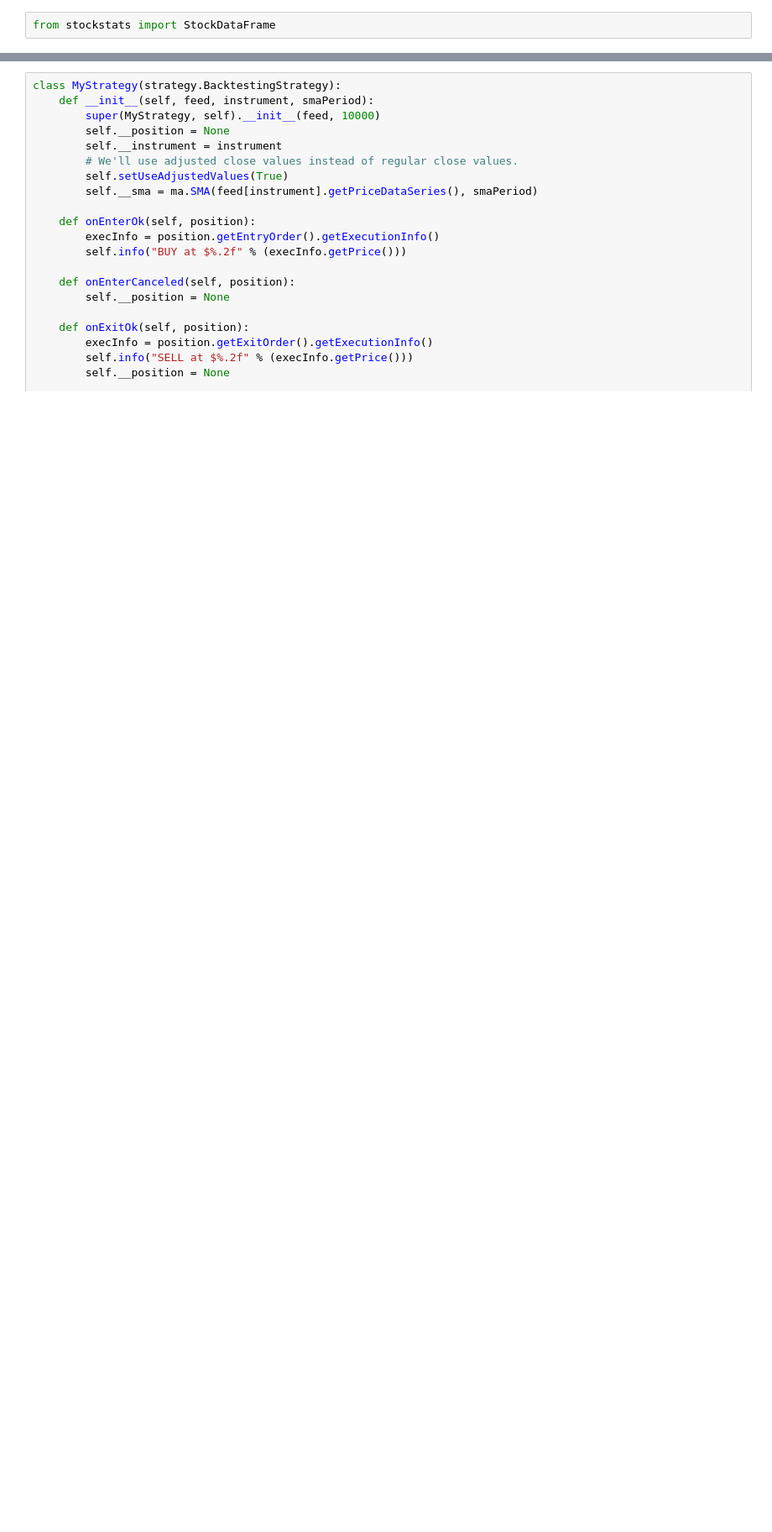
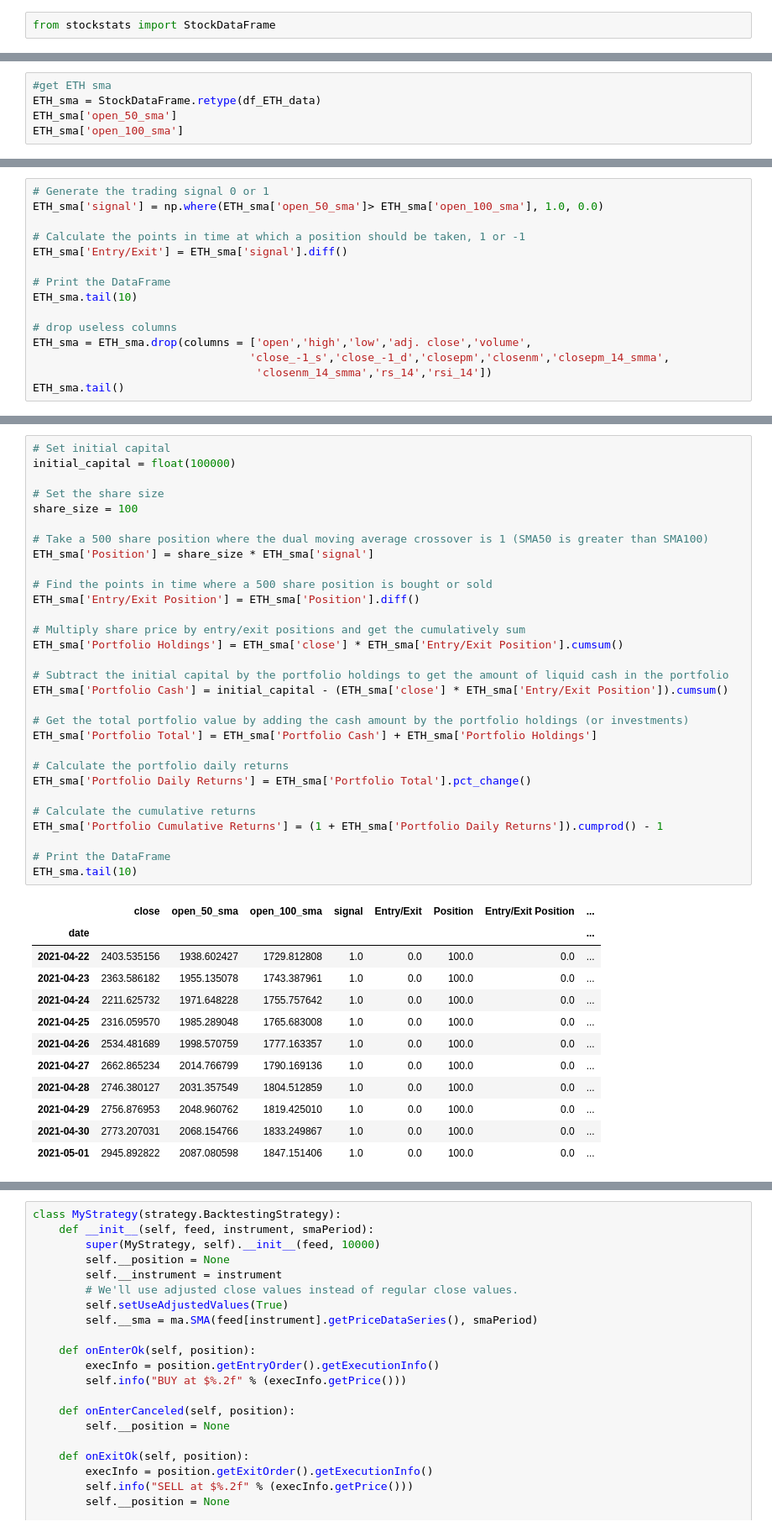
Before and after one commit to willhua531/Group3-Project2, a Jupyter notebook: project 2 starter.ipynb, the cells around one changed output, grey strips where cells are left out. Shown at 84% size. Drawn from its saved outputs; the diff is of its cells as text; blank space fills up the shorter version.

```diff
--- a/project 2 starter.ipynb
+++ b/project 2 starter.ipynb
@@ -217,0 +446,5 @@ ETH_rsi.opts(xaxis=None)
+# %%
+#get ETH sma
+ETH_sma = StockDataFrame.retype(df_ETH_data)
+ETH_sma['open_50_sma']
+ETH_sma['open_100_sma']
@@ -217,0 +479,15 @@ ETH_rsi.opts(xaxis=None)
+# %%
+# Generate the trading signal 0 or 1
+ETH_sma['signal'] = np.where(ETH_sma['open_50_sma']> ETH_sma['open_100_sma'], 1.0, 0.0)
+
+# Calculate the points in time at which a position should be taken, 1 or -1
+ETH_sma['Entry/Exit'] = ETH_sma['signal'].diff()
+
+# Print the DataFrame
+ETH_sma.tail(10)
+
+# drop useless columns
+ETH_sma = ETH_sma.drop(columns = ['open','high','low','adj. close','volume',
+                                 'close_-1_s','close_-1_d','closepm','closenm','closepm_14_smma',
+                                  'closenm_14_smma','rs_14','rsi_14'])
+ETH_sma.tail()
@@ -217,0 +545,43 @@ ETH_rsi.opts(xaxis=None)
+# %%
+# Set initial capital
+initial_capital = float(100000)
+
+# Set the share size
+share_size = 100
+
+# Take a 500 share position where the dual moving average crossover is 1 (SMA50 is greater than SMA100)
+ETH_sma['Position'] = share_size * ETH_sma['signal']
+
+# Find the points in time where a 500 share position is bought or sold
+ETH_sma['Entry/Exit Position'] = ETH_sma['Position'].diff()
+
+# Multiply share price by entry/exit positions and get the cumulatively sum
+ETH_sma['Portfolio Holdings'] = ETH_sma['close'] * ETH_sma['Entry/Exit Position'].cumsum()
+
+# Subtract the initial capital by the portfolio holdings to get the amount of liquid cash in the portfolio
+ETH_sma['Portfolio Cash'] = initial_capital - (ETH_sma['close'] * ETH_sma['Entry/Exit Position']).cumsum()
+
+# Get the total portfolio value by adding the cash amount by the portfolio holdings (or investments)
+ETH_sma['Portfolio Total'] = ETH_sma['Portfolio Cash'] + ETH_sma['Portfolio Holdings']
+
+# Calculate the portfolio daily returns
+ETH_sma['Portfolio Daily Returns'] = ETH_sma['Portfolio Total'].pct_change()
+
+# Calculate the cumulative returns
+ETH_sma['Portfolio Cumulative Returns'] = (1 + ETH_sma['Portfolio Daily Returns']).cumprod() - 1
+
+# Print the DataFrame
+ETH_sma.tail(10)
+# %% [output]
+|  | close | open_50_sma | open_100_sma | signal | Entry/Exit | Position | Entry/Exit Position | ... |
+| date |  |  |  |  |  |  |  | ... |
+| 2021-04-22 | 2403.535156 | 1938.602427 | 1729.812808 | 1.0 | 0.0 | 100.0 | 0.0 | ... |
+| 2021-04-23 | 2363.586182 | 1955.135078 | 1743.387961 | 1.0 | 0.0 | 100.0 | 0.0 | ... |
+| 2021-04-24 | 2211.625732 | 1971.648228 | 1755.757642 | 1.0 | 0.0 | 100.0 | 0.0 | ... |
+| 2021-04-25 | 2316.059570 | 1985.289048 | 1765.683008 | 1.0 | 0.0 | 100.0 | 0.0 | ... |
+| 2021-04-26 | 2534.481689 | 1998.570759 | 1777.163357 | 1.0 | 0.0 | 100.0 | 0.0 | ... |
+| 2021-04-27 | 2662.865234 | 2014.766799 | 1790.169136 | 1.0 | 0.0 | 100.0 | 0.0 | ... |
+| 2021-04-28 | 2746.380127 | 2031.357549 | 1804.512859 | 1.0 | 0.0 | 100.0 | 0.0 | ... |
+| 2021-04-29 | 2756.876953 | 2048.960762 | 1819.425010 | 1.0 | 0.0 | 100.0 | 0.0 | ... |
+| 2021-04-30 | 2773.207031 | 2068.154766 | 1833.249867 | 1.0 | 0.0 | 100.0 | 0.0 | ... |
+| 2021-05-01 | 2945.892822 | 2087.080598 | 1847.151406 | 1.0 | 0.0 | 100.0 | 0.0 | ... |
```
Also changed, not shown: parts of 42 cells of this notebook.
